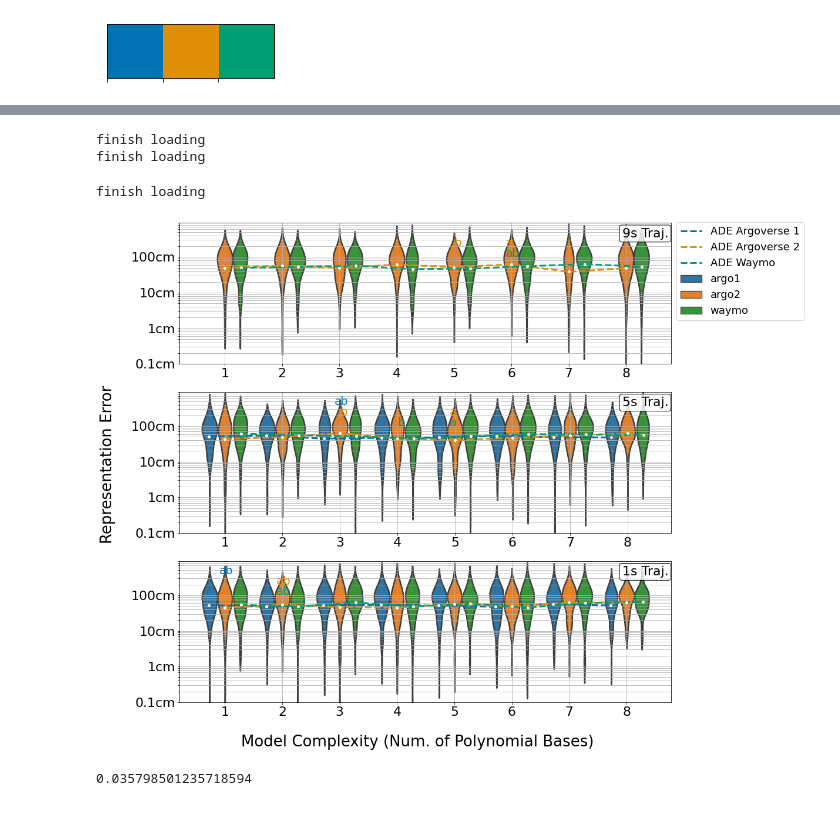
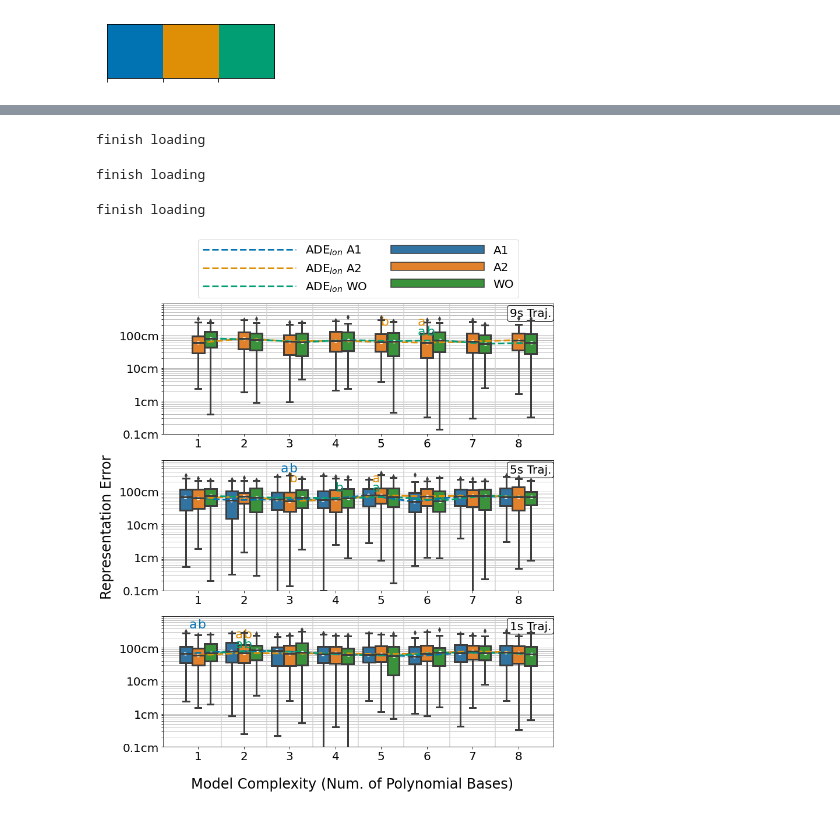
Before and after one commit to YueYao-bot/Waymo_Motion_Analyse, a Jupyter notebook: results_summary.ipynb, the cells around one changed output, grey strips where cells are left out. Saved outputs shown, nothing was run; the diff lists cells and outputs as text; code cells hidden in the pictures.

```diff
--- a/results_summary.ipynb
+++ b/results_summary.ipynb
@@ -9,9 +9,9 @@ import pandas as pd
 from copy import deepcopy
 from matplotlib import ticker as mticker
 # %%
-SMALL_SIZE = 22
-MEDIUM_SIZE = 24
-BIGGER_SIZE = 26
+SMALL_SIZE = 20
+MEDIUM_SIZE = 22
+BIGGER_SIZE = 24
 
 plt.rc('font', size=SMALL_SIZE)          # controls default text sizes
 plt.rc('axes', titlesize=SMALL_SIZE)     # fontsize of the axes title
@@ -168,7 +307,7 @@ for p in ['0.1cm', '1cm', '10cm', '100cm']:
         else:
             y_ticklabels.append('')
 
-fig1, axs = plt.subplots(len(nums_points_in_one_traj), 1, figsize = (15, 15))
+fig1, axs = plt.subplots(len(nums_points_in_one_traj), 1, figsize = (12, 14))
 #fig1.suptitle(fig_name, y=0.92)
 fig1.supxlabel('Model Complexity (Num. of Polynomial Bases)', y=0.05)
 fig1.supylabel('Representation Error', x = 0)
@@ -189,17 +328,17 @@ for idx, num_points in enumerate(tqdm(nums_points_in_one_traj)):
         for dd1 in d1:
             d['deg'].append(deg+1)
             d['error'].append(dd1)
-            d['type'].append(data_name_1)
+            d['type'].append('A1')
 
         for dd2 in d2:
             d['deg'].append(deg+1)
             d['error'].append(dd2)
-            d['type'].append(data_name_2)
+            d['type'].append('A2')
 
         for dd3 in d3:
             d['deg'].append(deg+1)
             d['error'].append(dd3)
-            d['type'].append(data_name_3)
+            d['type'].append('WO')
 
     test_data = pd.DataFrame(data=d)
 
@@ -209,59 +348,63 @@ for idx, num_points in enumerate(tqdm(nums_points_in_one_traj)):
         best_agro1_AIC_idx = result_argo1['best_aic_deg_idx']
         best_agro1_BIC_idx = result_argo1['best_bic_deg_idx']
 
-    with open('results/agt_pos_error_polar_' + data_name_2 + '/' + str(num_points) + '/' + 'result_summary.json', "r")as read_file:
+    with open('results/agt_pos_error_polar_' + data_name_2 + '/vehicle/' + str(num_points) + '/' + 'result_summary.json', "r")as read_file:
          result_argo2 = json.load(read_file)
     best_agro2_AIC_idx = result_argo2['best_aic_deg_idx']
     best_agro2_BIC_idx = result_argo2['best_bic_deg_idx']
 
-    with open('results/agt_pos_error_polar_' + data_name_3 + '/' + str(num_points+1) + '/' + 'result_summary.json', "r")as read_file:
+    with open('results/agt_pos_error_polar_' + data_name_3 + '/vehicle/' + str(num_points+1) + '/' + 'result_summary.json', "r")as read_file:
          result_waymo = json.load(read_file)
     best_waymo_AIC_idx = result_waymo['best_aic_deg_idx']
     best_waymo_BIC_idx = result_waymo['best_bic_deg_idx']
     print('finish loading')
 
 
 
-    ax = sns.violinplot(x = test_data.deg, y = test_data.error,  hue=test_data.type, data = test_data, ax=ax, linewidth = 2.5, inner = None)
-    ax.plot(np.array(range(8)) - 0.28, np.mean(data_1,axis = 1), '--' , color=current_palette[0], linewidth = 3, label = 'ADE Argoverse 1')
-    ax.plot(np.array(range(8)), np.mean(data_2,axis = 1), '--' , color=current_palette[1], linewidth = 3, label = 'ADE Argoverse 2')
-    ax.plot(np.array(range(8)) + 0.28, np.mean(data_3,axis = 1), '--' , color=current_palette[2], linewidth = 3, label = 'ADE Waymo')
+    ax = sns.boxplot(x = test_data.deg, y = test_data.error,  hue=test_data.type, data = test_data, ax=ax, linewidth = 3, whis=[0, 99.9], zorder=100)
+    ax.plot(np.array(range(8)) - 0.28, np.median(data_1,axis = 1), '--' , color=current_palette[0], linewidth = 3, label = 'ADE$_{lon}$ A1', zorder= 10)
+    ax.plot(np.array(range(8)), np.median(data_2,axis = 1), '--' , color=current_palette[1], linewidth = 3, label = 'ADE$_{lon}$ A2', zorder= 10)
+    ax.plot(np.array(range(8)) + 0.28, np.median(data_3,axis = 1), '--' , color=current_palette[2], linewidth = 3, label = 'ADE$_{lon}$ WO', zorder= 10)
 
-    ax.plot(np.array(range(8)) - 0.28, np.mean(data_1,axis = 1), 'wo', markersize = 4)
-    ax.plot(np.array(range(8)), np.mean(data_2,axis = 1), 'wo', markersize = 4)
-    ax.plot(np.array(range(8)) + 0.28, np.mean(data_3,axis = 1), 'wo', markersize = 4)
+    ax.plot(np.array(range(8)) - 0.28, np.median(data_1,axis = 1), 'wo', markersize = 5)
+    ax.plot(np.array(range(8)), np.median(data_2,axis = 1), 'wo', markersize = 5)
+    ax.plot(np.array(range(8)) + 0.28, np.median(data_3,axis = 1), 'wo', markersize = 5)
 
 
+    for x in np.linspace(0.5, 6.5, 7):
+        ax.axvline(x=x, color = 'lightgrey')
+
     if idx == 0:
-        ax.legend(fontsize = 18, loc='lower center', bbox_to_anchor=(1.14, 0.27), handlelength= 2)
+        ax.legend(fontsize = 20, loc='lower center', ncol=2, bbox_to_anchor=(0.5, 1), handlelength= 8)
     else:
         ax.get_legend().remove()
 
     ax.annotate(str(int(num_points/10)) + 's Traj.',
-            xy = (0.9, 0.9),
+            xy = (0.888, 0.9),
             xycoords='axes fraction',
             bbox=dict(facecolor=(1, 1, 1, 0.8), edgecolor='black', boxstyle='round,pad=0.2'))
 
     if num_points < 51:
-        ax.annotate('a', fontsize= 20, color=current_palette[0],xy = (best_agro1_AIC_idx-0.1, 0.6))
-        ax.annotate('b', fontsize= 20, color=current_palette[0], xy = (best_agro1_BIC_idx, 0.6))
+        ax.annotate('a', fontsize= 22, color=current_palette[0],xy = (best_agro1_AIC_idx-0.2, 0.6))
+        ax.annotate('b', fontsize= 22, color=current_palette[0], xy = (best_agro1_BIC_idx, 0.6))
 
-    ax.annotate('a', fontsize= 20, color=current_palette[1], xy = (best_agro2_AIC_idx-0.1, 0.3))
-    ax.annotate('b', fontsize= 20, color=current_palette[1], xy = (best_agro2_BIC_idx, 0.3))
+    ax.annotate('a', fontsize= 22, color=current_palette[1], xy = (best_agro2_AIC_idx-0.2, 0.3))
+    ax.annotate('b', fontsize= 22, color=current_palette[1], xy = (best_agro2_BIC_idx, 0.3))
 
-    ax.annotate('a', fontsize= 20, color=current_palette[2], xy = (best_waymo_AIC_idx-0.1, 0.01))
-    ax.annotate('b', fontsize= 20, color=current_palette[2], xy = (best_waymo_BIC_idx, 0.01))
+    ax.annotate('a', fontsize= 22, color=current_palette[2], xy = (best_waymo_AIC_idx-0.2, 0.01))
+    ax.annotate('b', fontsize= 22, color=current_palette[2], xy = (best_waymo_BIC_idx, 0.01))
 
     ax.set_xticklabels(x_ticklabels)
     ax.set_xlabel('')
     ax.set_ylim([np.log10(1e-3), np.log10(1e0)])
     ax.set_ylabel('')
     ax.set_yticks(np.log10(tick_range))
     ax.set_yticklabels(y_ticklabels)
-    ax.grid(True)
+    ax.grid(True, axis = 'y', zorder=-100)
+    ax.set_axisbelow(True)
     ax.plot()
 # %% [output]
 finish loading
-finish loading
 finish loading
+finish loading
-[figure, old version]
+[figure, new version]
@@ -277,5 +410,0 @@ with open('results/agt_pos_error_polar_' + data_name + '/' + str(num_points) + '
-# %%
-ADE = np.mean(np.linalg.norm(np.concatenate([data_lon, data_lat], axis=1), axis=1))
-ADE
-# %% [output]
-0.035798501235718594
```
Also changed, not shown: parts of 6 cells of this notebook, 9 other files.
